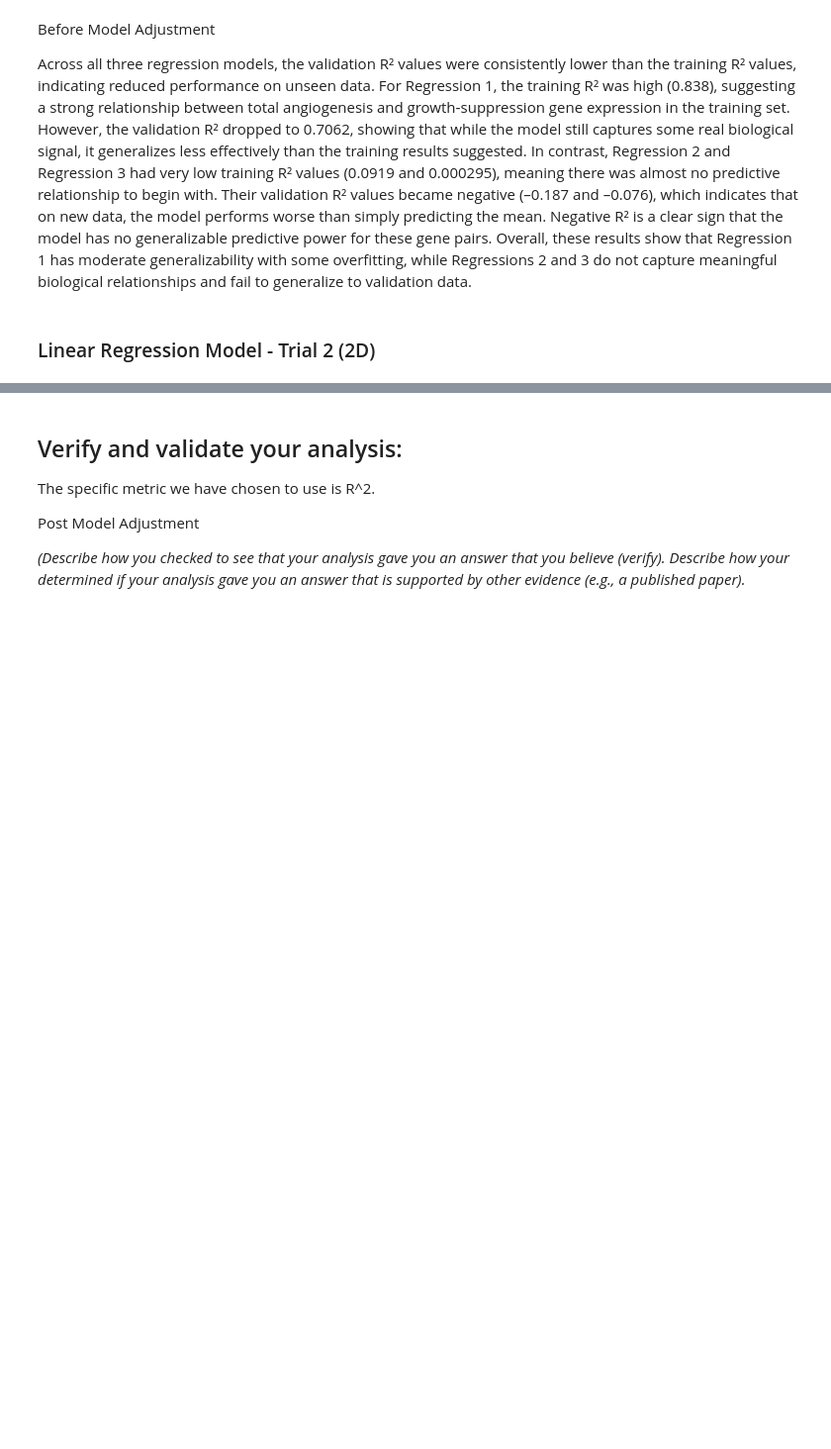
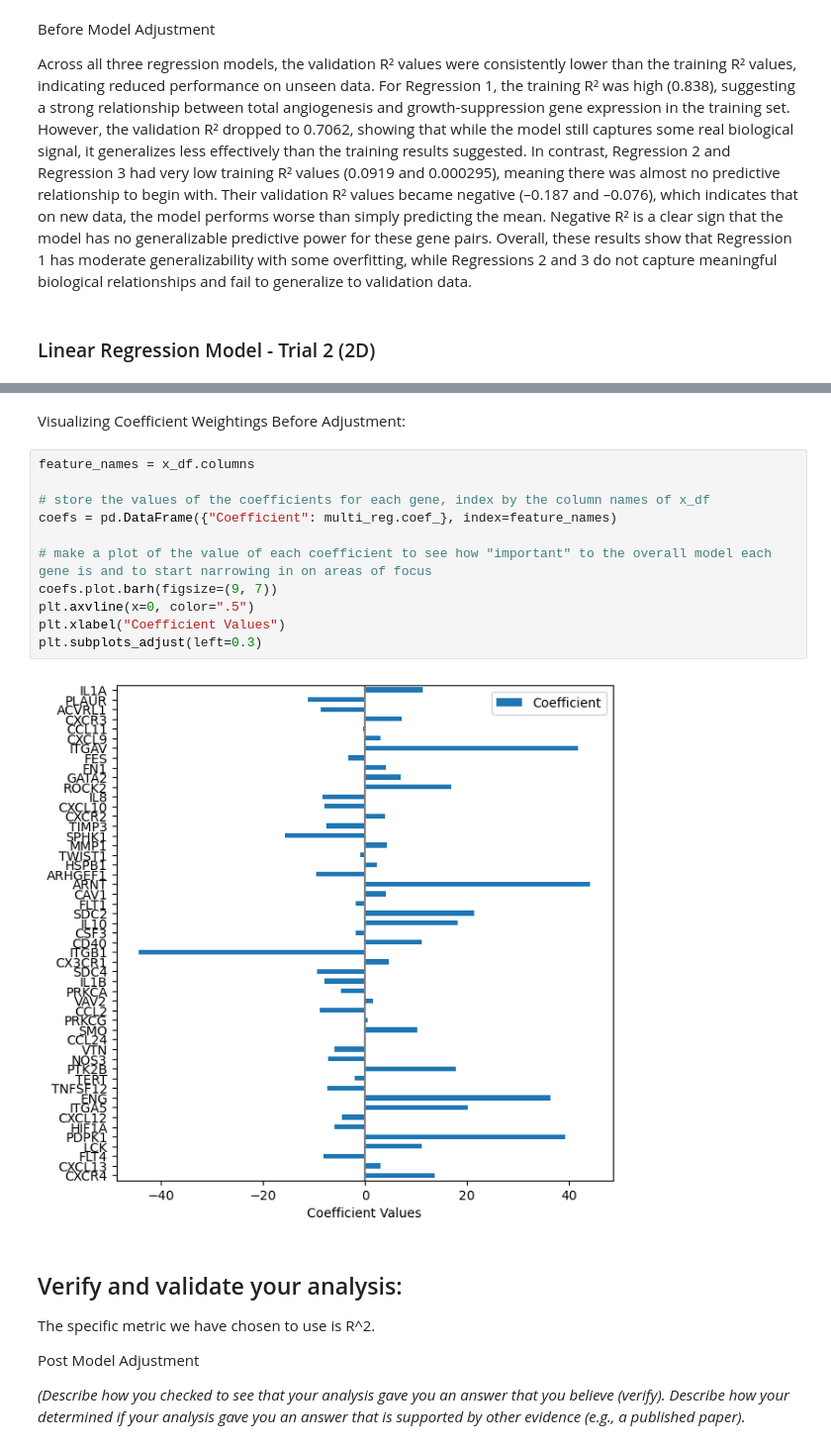
Before and after one commit to ReaganOswald/Module-4-Cancer, a Jupyter notebook: code/Module 4 Template.ipynb, the cells around one changed output, grey strips where cells are left out. Shown at 99% size. Cells and saved outputs as stored; diff of their text form; blank space fills up the shorter version.

```diff
--- a/code/Module 4 Template.ipynb
+++ b/code/Module 4 Template.ipynb
@@ -532,3 +553,18 @@ Growth suppression genes: 328
+# %% [markdown]
+Visualizing Coefficient Weightings Before Adjustment:
+# %%
+feature_names = x_df.columns
+
+# store the values of the coefficients for each gene, index by the column names of x_df
+coefs = pd.DataFrame({"Coefficient": multi_reg.coef_}, index=feature_names)
+
+# make a plot of the value of each coefficient to see how "important" to the overall model each gene is and to start narrowing in on areas of focus
+coefs.plot.barh(figsize=(9, 7))
+plt.axvline(x=0, color=".5")
+plt.xlabel("Coefficient Values")
+plt.subplots_adjust(left=0.3)
+# %% [output]
+[figure, added]
 # %% [markdown]
 ## Verify and validate your analysis:
 The specific metric we have chosen to use is R^2.
```
Also changed, not shown: parts of 6 cells of this notebook, 2 other files.
